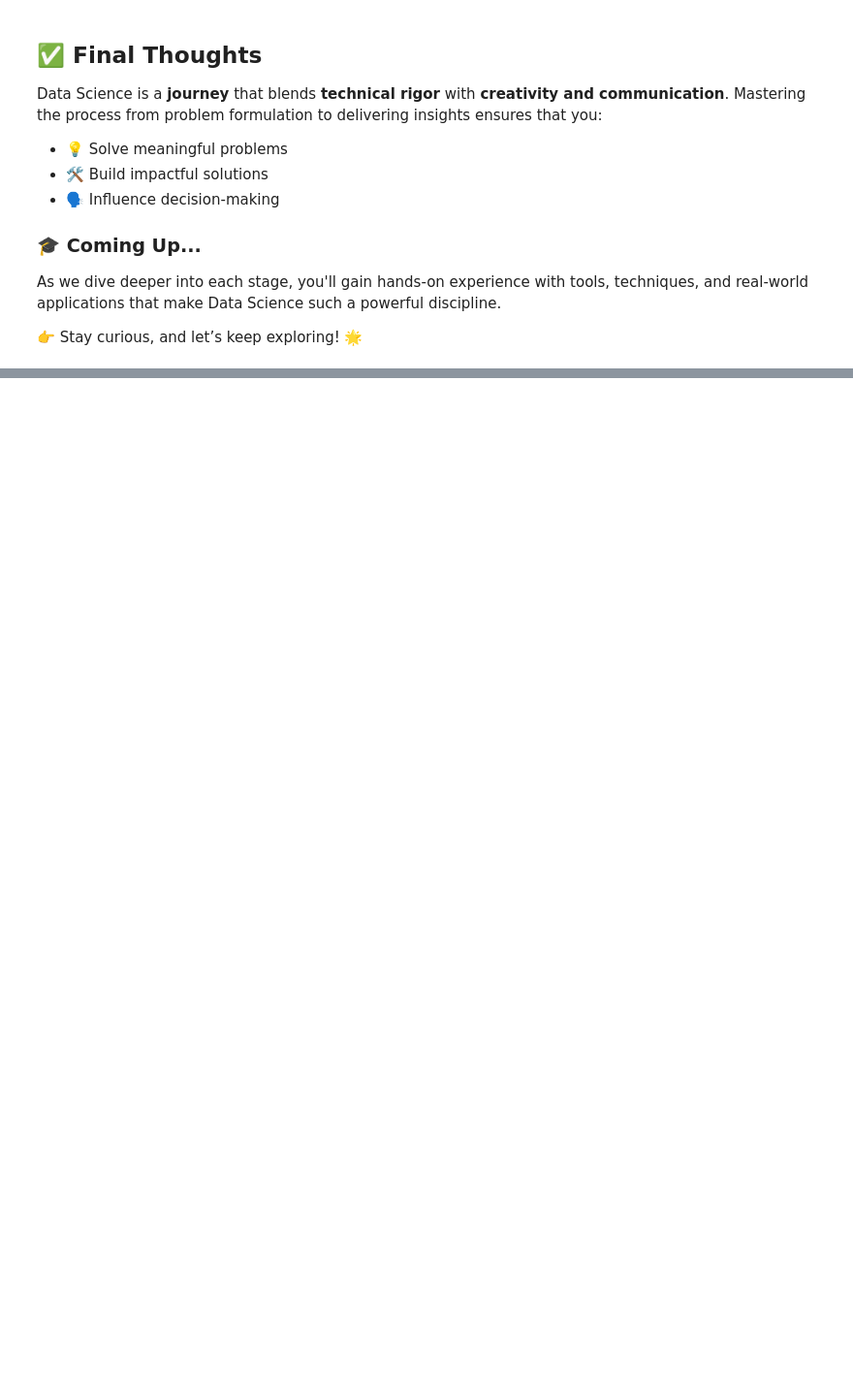
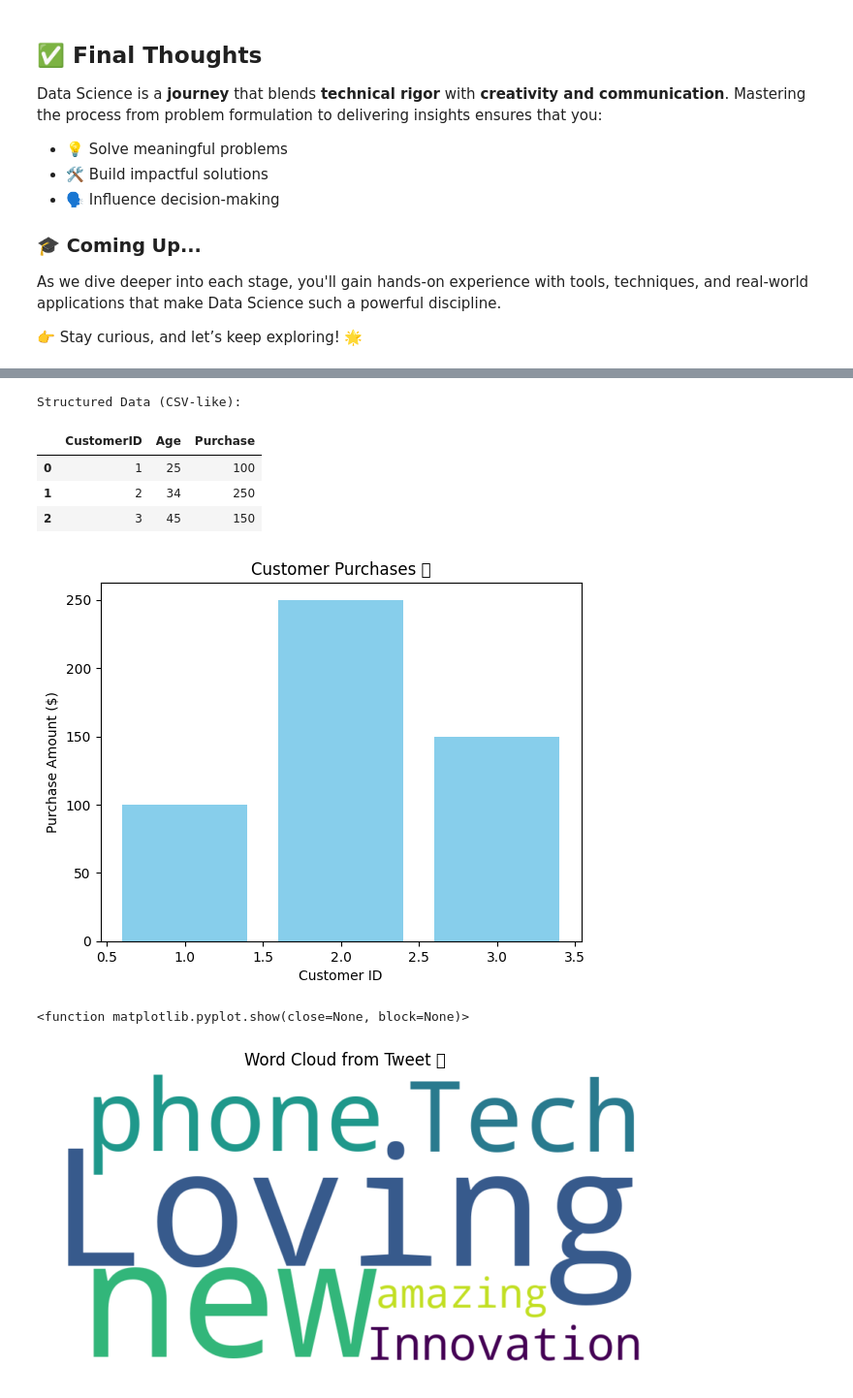
Before and after one commit to AhmadMananOfficial/Data-Science, a Jupyter notebook: NoteBook.ipynb, the cells around one changed output, grey strips where cells are left out. Shown at 97% size. Cells and saved outputs as stored; diff of their text form; code cells hidden in the pictures; blank space fills up the shorter version.

```diff
--- a/NoteBook.ipynb
+++ b/NoteBook.ipynb
@@ -374,0 +615,36 @@ As we dive deeper into each stage, you'll gain hands-on experience with tools, t
+# %%
+import pandas as pd
+import matplotlib.pyplot as plt
+from wordcloud import WordCloud
+from IPython.display import display
+
+# Structured data: Load a CSV file
+data = {'CustomerID': [1, 2, 3], 'Age': [25, 34, 45], 'Purchase': [100, 250, 150]}
+df = pd.DataFrame(data)
+print("Structured Data (CSV-like):")
+display(df)
+
+# Visualize structured data
+plt.bar(df['CustomerID'], df['Purchase'], color='skyblue')
+plt.xlabel('Customer ID')
+plt.ylabel('Purchase Amount ($)')
+plt.title('Customer Purchases 📊')
+plt.show()
+
+# Unstructured data: Word cloud from a tweet
+tweet = "Loving this new phone! 😍 #Tech #Innovation is amazing!"
+wordcloud = WordCloud(width=800, height=400, background_color='white').generate(tweet)
+plt.figure(figsize=(8, 4))
+plt.imshow(wordcloud, interpolation='bilinear')
+plt.axis('off')
+plt.title('Word Cloud from Tweet 🖼️')
+plt.show
+# %% [output]
+Structured Data (CSV-like):
+|  | CustomerID | Age | Purchase |
+| 0 | 1 | 25 | 100 |
+| 1 | 2 | 34 | 250 |
+| 2 | 3 | 45 | 150 |
+[figure, added]
+<function matplotlib.pyplot.show(close=None, block=None)>
+[figure, added]
```
Also changed, not shown: parts of 32 cells of this notebook, 4 other files.
